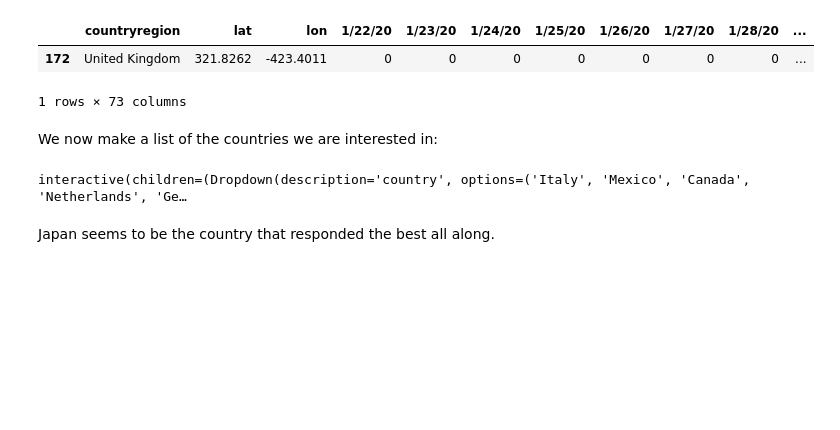
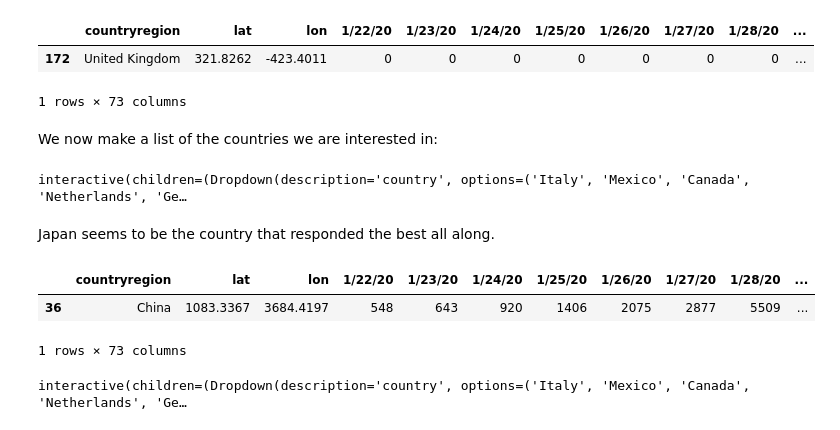
Before and after one commit to cuspime/Projects, a Jupyter notebook: COVID-19.ipynb, the cells around one changed output. Cells and saved outputs as stored; diff of their text form; code cells hidden in the pictures; blank space fills up the shorter version.

```diff
--- a/COVID-19.ipynb
+++ b/COVID-19.ipynb
@@ -173,0 +237,6 @@ Japan seems to be the country that responded the best all along.
+# %%
+df[df.countryregion=='China']
+# %% [output]
+|  | countryregion | lat | lon | 1/22/20 | 1/23/20 | 1/24/20 | 1/25/20 | 1/26/20 | 1/27/20 | 1/28/20 | ... |
+| 36 | China | 1083.3367 | 3684.4197 | 548 | 643 | 920 | 1406 | 2075 | 2877 | 5509 | ... |
+1 rows × 73 columns
@@ -173,0 +282,4 @@ Japan seems to be the country that responded the best all along.
+# %%
+interact(plot_trend_growth , country=countries, scale=['log','linear'] );
+# %% [output]
+interactive(children=(Dropdown(description='country', options=('Italy', 'Mexico', 'Canada', 'Netherlands', 'Ge…
```
Also changed, not shown: parts of 7 cells of this notebook.
